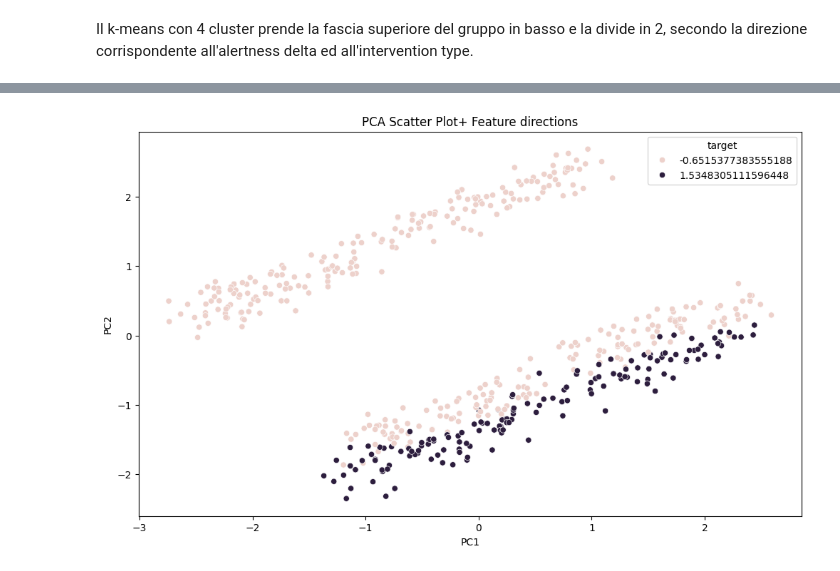
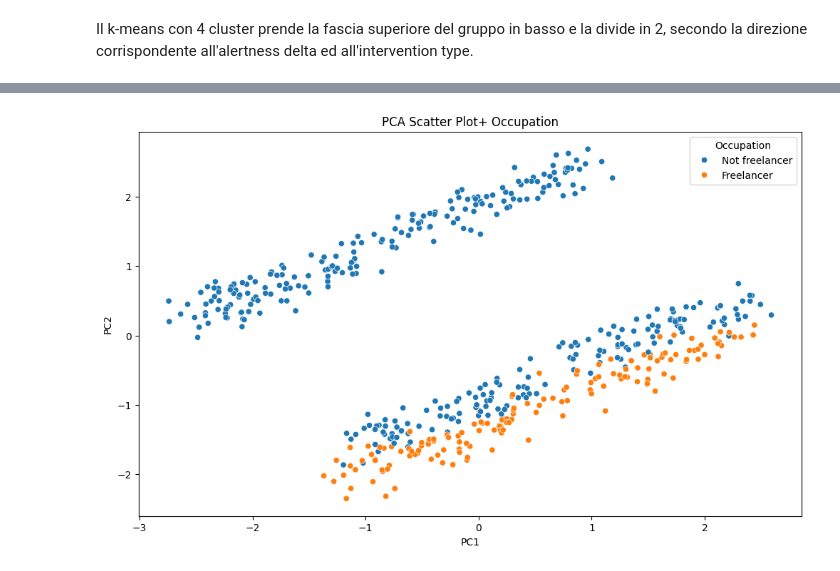
Before and after one commit to Grimino27/PDAI_Project, a Jupyter notebook: scripts/PCA_and_Clustering.ipynb, the cells around one changed output, grey strips where cells are left out. Cells and saved outputs as stored; diff of their text form; code cells hidden in the pictures.

```diff
--- a/scripts/PCA_and_Clustering.ipynb
+++ b/scripts/PCA_and_Clustering.ipynb
@@ -329,10 +397,11 @@ Productivity rating
 # %%
 plt.figure(figsize=(12, 7))
-pc_df["target"] = X["intervention_type"]
+pc_df["target"] = X["intervention_type"].replace({0:'Power nap',1:'Coffee'})
 sns.scatterplot(
     data=pc_df, x="PC1", y="PC2", hue="target" # Grouping data points with different colors
 )
 
-plt.title('PCA Scatter Plot+ Feature directions')
+plt.title('PCA Scatter Plot+ Intervention type')
+plt.legend(title='Intervention type')
 plt.show()
 # %% [output]
@@ -354,11 +409,12 @@ plt.show()
 # %%
-pc_df2["target"] = X_scaled["occupation_Student"]
+pc_df["target"] = X["occupation_Student"].map({0: 'Not student', 1: 'Student'})
 plt.figure(figsize=(12, 7))
 
 sns.scatterplot(
-    data=pc_df2, x="PC1", y="PC2", hue="target" # Grouping data points with different colors
+    data=pc_df, x="PC1", y="PC2", hue="target" # Grouping data points with different colors
 )
 
-plt.title('PCA Scatter Plot+ Feature directions')
+plt.title('PCA Scatter Plot+ Occupation')
+plt.legend(title='Occupation')
 plt.show()
 # %% [output]
@@ -365,0 +422,11 @@ plt.show()
+# %%
+pc_df["target"] = X["occupation_Working Professional"].map({0: 'Not working professional', 1: 'Working professional'})
+plt.figure(figsize=(12, 7))
+
+sns.scatterplot(
+    data=pc_df, x="PC1", y="PC2", hue="target" # Grouping data points with different colors
+)
+
+plt.title('PCA Scatter Plot+ Occupation')
+plt.legend(title='Occupation')
+plt.show()
@@ -366,12 +435,13 @@ plt.show()
 # %%
-pc_df2["target"] = X_scaled["occupation_Freelancer"]
+pc_df["target"] = X["occupation_Freelancer"].map({0: 'Not freelancer', 1: 'Freelancer'})
 plt.figure(figsize=(12, 7))
 
 sns.scatterplot(
-    data=pc_df2, x="PC1", y="PC2", hue="target" # Grouping data points with different colors
+    data=pc_df, x="PC1", y="PC2", hue="target" # Grouping data points with different colors
 )
 
-plt.title('PCA Scatter Plot+ Feature directions')
+plt.title('PCA Scatter Plot+ Occupation')
+plt.legend(title='Occupation')
 plt.show()
 # %% [output]
-[figure, old version]
+[figure, new version]
```
Also changed, not shown: parts of 68 cells of this notebook.
